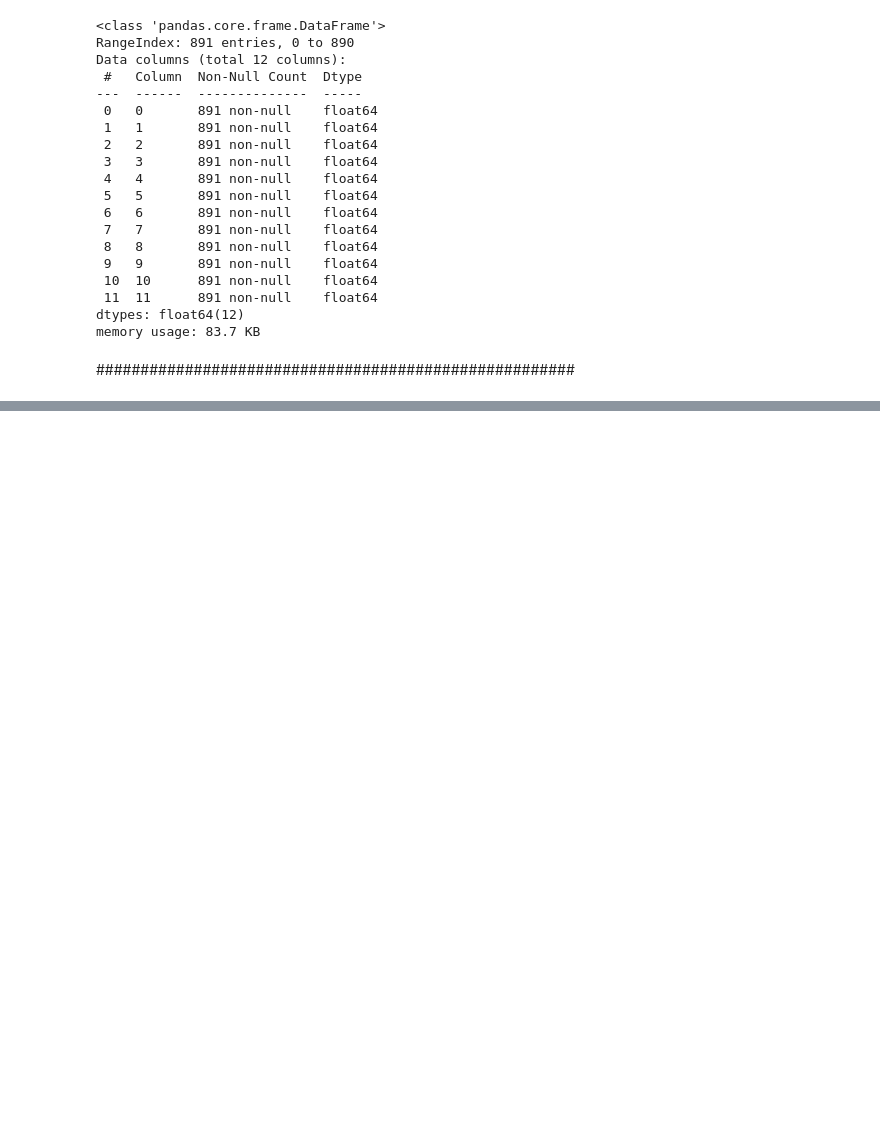
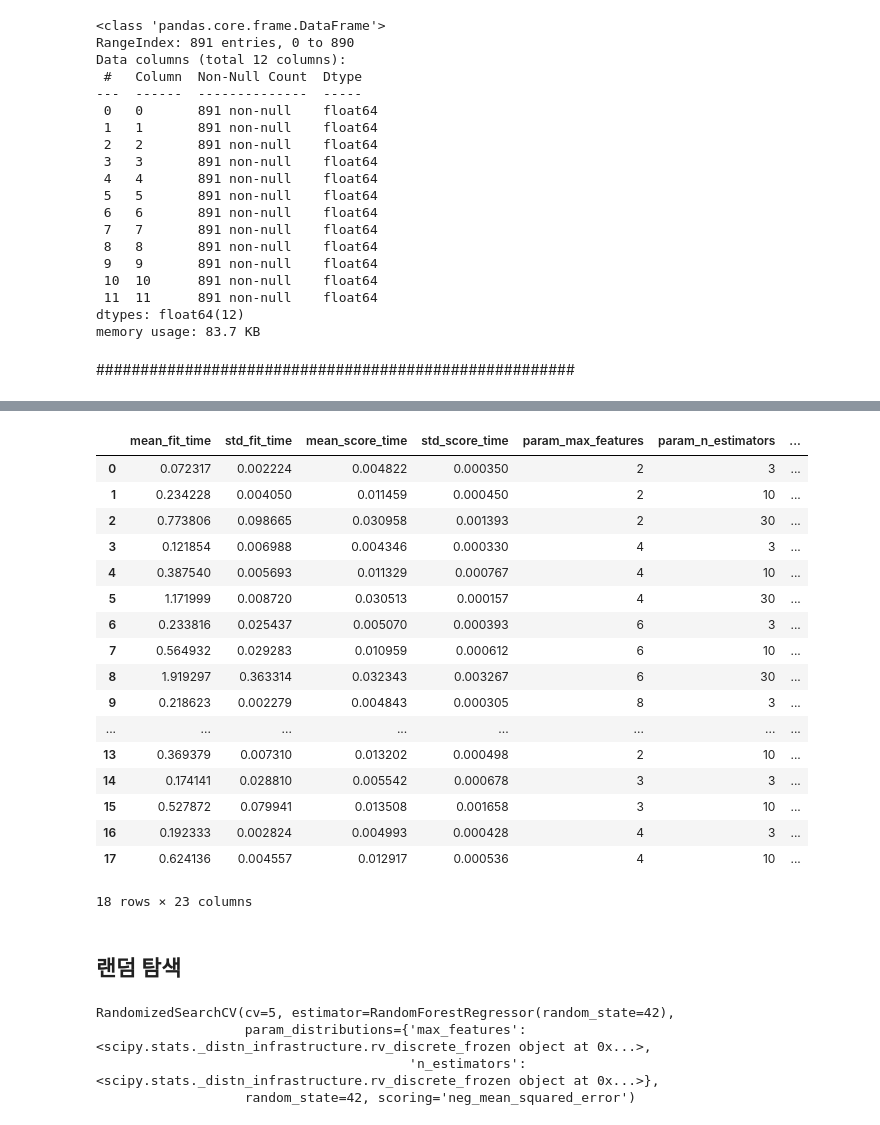
Before and after one commit to ssukk99/handson-ml2, a Jupyter notebook: 02_end_to_end_machine_learning_project.ipynb, the cells around one changed output, grey strips where cells are left out. Drawn from its saved outputs; the diff is of its cells as text; code cells hidden in the pictures; blank space fills up the shorter version.

```diff
--- a/02_end_to_end_machine_learning_project.ipynb
+++ b/02_end_to_end_machine_learning_project.ipynb
@@ -1505,0 +1510,16 @@ memory usage: 83.7 KB
+# %%
+from sklearn.model_selection import GridSearchCV
+
+param_grid = [
+    # 12(=3×4)개의 하이퍼파라미터 조합을 시도합니다.
+    {'n_estimators': [3, 10, 30], 'max_features': [2, 4, 6, 8]},
+    # bootstrap은 False로 하고 6(=2×3)개의 조합을 시도합니다.
+    {'bootstrap': [False], 'n_estimators': [3, 10], 'max_features': [2, 3, 4]},
+  ]
+
+forest_reg = RandomForestRegressor(random_state=42)
+# 다섯 개의 폴드로 훈련하면 총 (12+6)*5=90번의 훈련이 일어납니다.
+grid_search = GridSearchCV(forest_reg, param_grid, cv=5,
+                           scoring='neg_mean_squared_error',
+                           return_train_score=True)
+grid_search.fit(housing_prepared, housing_labels)
@@ -1505,0 +1568,41 @@ memory usage: 83.7 KB
+# %%
+pd.DataFrame(grid_search.cv_results_)
+# %% [output]
+|  | mean_fit_time | std_fit_time | mean_score_time | std_score_time | param_max_features | param_n_estimators | ... |
+| 0 | 0.072317 | 0.002224 | 0.004822 | 0.000350 | 2 | 3 | ... |
+| 1 | 0.234228 | 0.004050 | 0.011459 | 0.000450 | 2 | 10 | ... |
+| 2 | 0.773806 | 0.098665 | 0.030958 | 0.001393 | 2 | 30 | ... |
+| 3 | 0.121854 | 0.006988 | 0.004346 | 0.000330 | 4 | 3 | ... |
+| 4 | 0.387540 | 0.005693 | 0.011329 | 0.000767 | 4 | 10 | ... |
+| 5 | 1.171999 | 0.008720 | 0.030513 | 0.000157 | 4 | 30 | ... |
+| 6 | 0.233816 | 0.025437 | 0.005070 | 0.000393 | 6 | 3 | ... |
+| 7 | 0.564932 | 0.029283 | 0.010959 | 0.000612 | 6 | 10 | ... |
+| 8 | 1.919297 | 0.363314 | 0.032343 | 0.003267 | 6 | 30 | ... |
+| 9 | 0.218623 | 0.002279 | 0.004843 | 0.000305 | 8 | 3 | ... |
+| ... | ... | ... | ... | ... | ... | ... | ... |
+| 13 | 0.369379 | 0.007310 | 0.013202 | 0.000498 | 2 | 10 | ... |
+| 14 | 0.174141 | 0.028810 | 0.005542 | 0.000678 | 3 | 3 | ... |
+| 15 | 0.527872 | 0.079941 | 0.013508 | 0.001658 | 3 | 10 | ... |
+| 16 | 0.192333 | 0.002824 | 0.004993 | 0.000428 | 4 | 3 | ... |
+| 17 | 0.624136 | 0.004557 | 0.012917 | 0.000536 | 4 | 10 | ... |
+18 rows × 23 columns
+# %% [markdown]
+## 랜덤 탐색
+# %%
+from sklearn.model_selection import RandomizedSearchCV
+from scipy.stats import randint
+
+param_distribs = {
+        'n_estimators': randint(low=1, high=200),
+        'max_features': randint(low=1, high=8),
+    }
+
+forest_reg = RandomForestRegressor(random_state=42)
+rnd_search = RandomizedSearchCV(forest_reg, param_distributions=param_distribs,
+                                n_iter=10, cv=5, scoring='neg_mean_squared_error', random_state=42)
+rnd_search.fit(housing_prepared, housing_labels)
+# %% [output]
+RandomizedSearchCV(cv=5, estimator=RandomForestRegressor(random_state=42),
+                   param_distributions={'max_features': <scipy.stats._distn_infrastructure.rv_discrete_frozen object at 0x...>,
+                                        'n_estimators': <scipy.stats._distn_infrastructure.rv_discrete_frozen object at 0x...>},
+                   random_state=42, scoring='neg_mean_squared_error')
```
Also changed, not shown: parts of 18 cells of this notebook.
